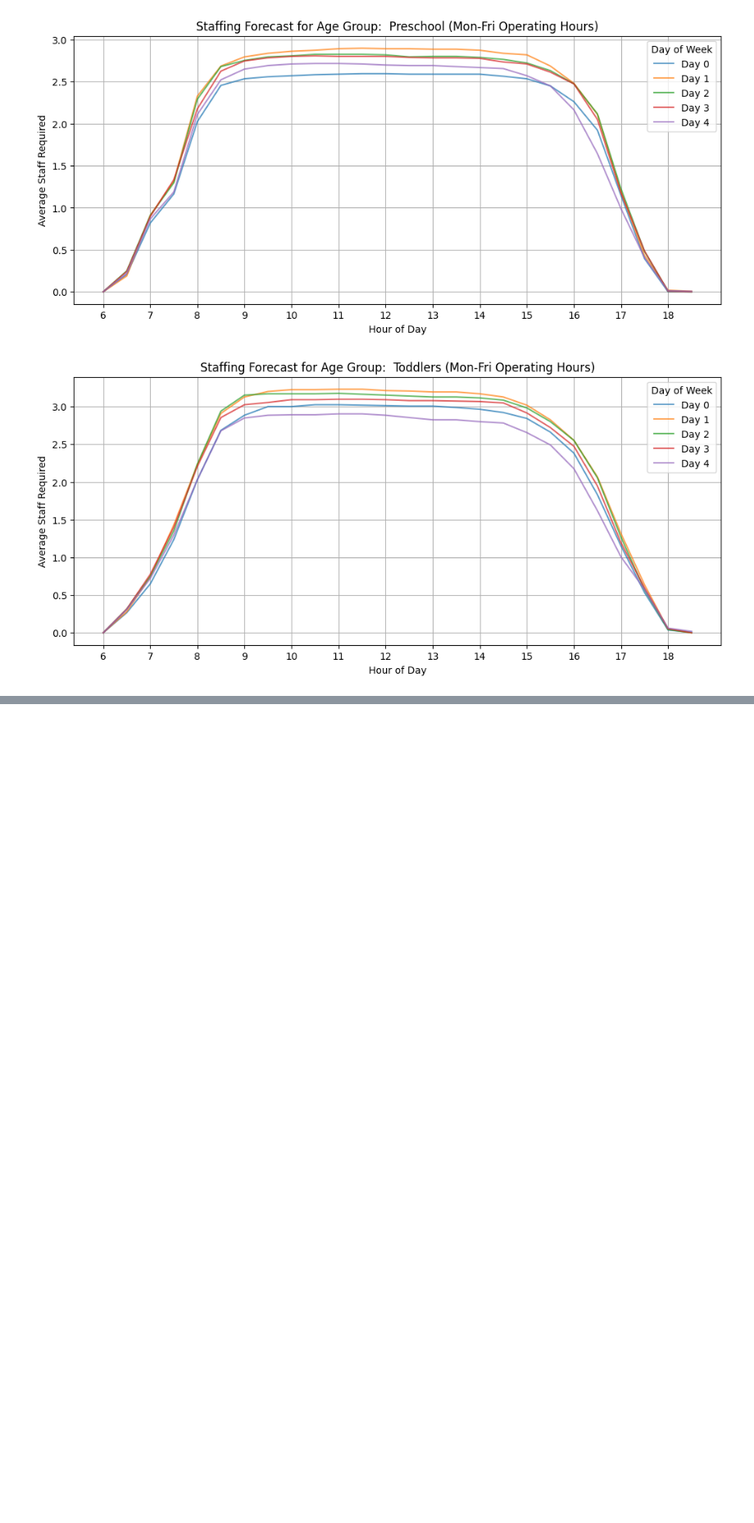
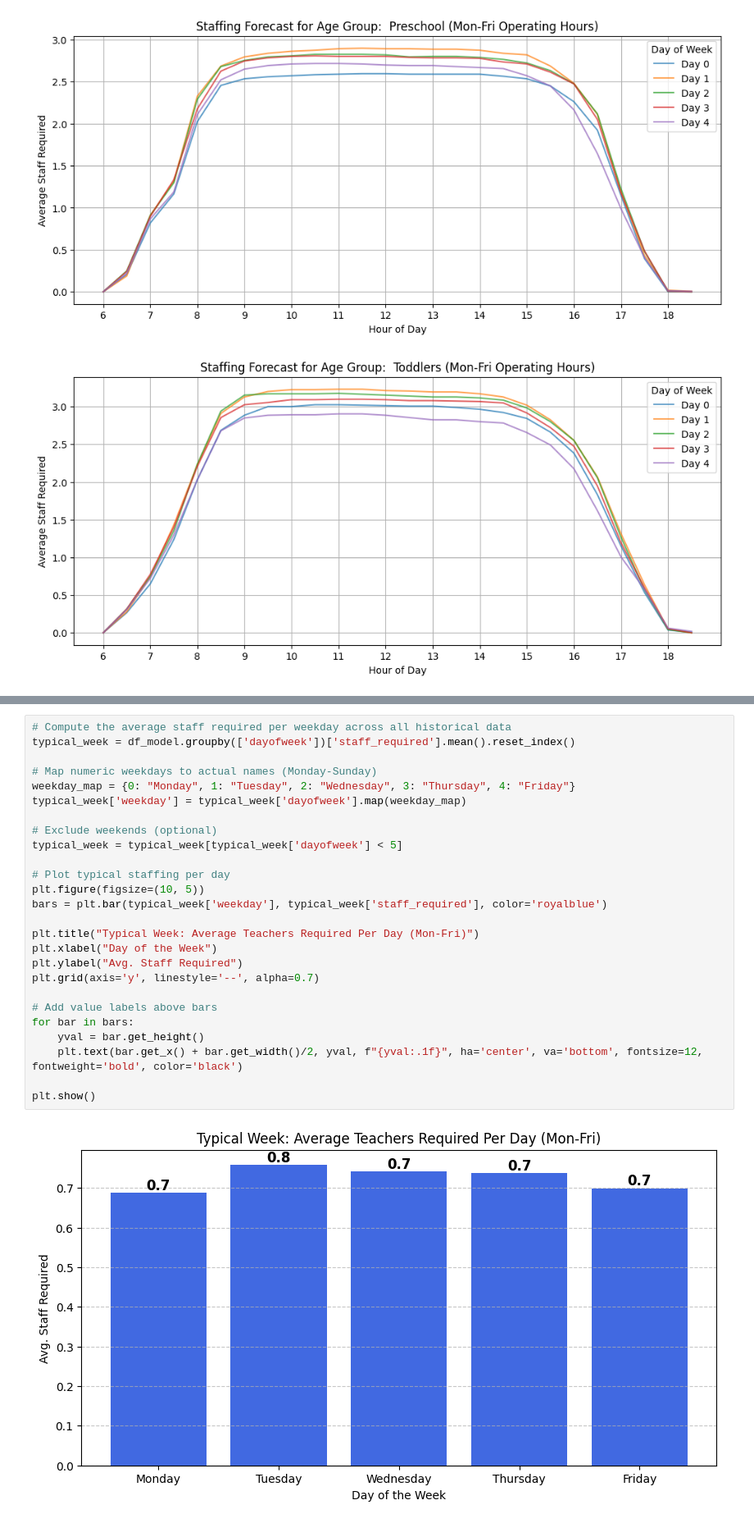
Before and after one commit to ZackPetereit/econ8310_semester_project, a Jupyter notebook: Final Project Typical Week.ipynb, the cells around one changed output, grey strips where cells are left out. Shown at 82% size. Cells and saved outputs as stored; diff of their text form; blank space fills up the shorter version.

```diff
--- a/Final Project Typical Week.ipynb
+++ b/Final Project Typical Week.ipynb
@@ -442,0 +496,28 @@ plt.show()
+# %%
+# Compute the average staff required per weekday across all historical data
+typical_week = df_model.groupby(['dayofweek'])['staff_required'].mean().reset_index()
+
+# Map numeric weekdays to actual names (Monday-Sunday)
+weekday_map = {0: "Monday", 1: "Tuesday", 2: "Wednesday", 3: "Thursday", 4: "Friday"}
+typical_week['weekday'] = typical_week['dayofweek'].map(weekday_map)
+
+# Exclude weekends (optional)
+typical_week = typical_week[typical_week['dayofweek'] < 5]
+
+# Plot typical staffing per day
+plt.figure(figsize=(10, 5))
+bars = plt.bar(typical_week['weekday'], typical_week['staff_required'], color='royalblue')
+
+plt.title("Typical Week: Average Teachers Required Per Day (Mon-Fri)")
+plt.xlabel("Day of the Week")
+plt.ylabel("Avg. Staff Required")
+plt.grid(axis='y', linestyle='--', alpha=0.7)
+
+# Add value labels above bars
+for bar in bars:
+    yval = bar.get_height()
+    plt.text(bar.get_x() + bar.get_width()/2, yval, f"{yval:.1f}", ha='center', va='bottom', fontsize=12, fontweight='bold', color='black')
+
+plt.show()
+# %% [output]
+[figure, added]
```
Also changed, not shown: parts of 2 cells of this notebook.
